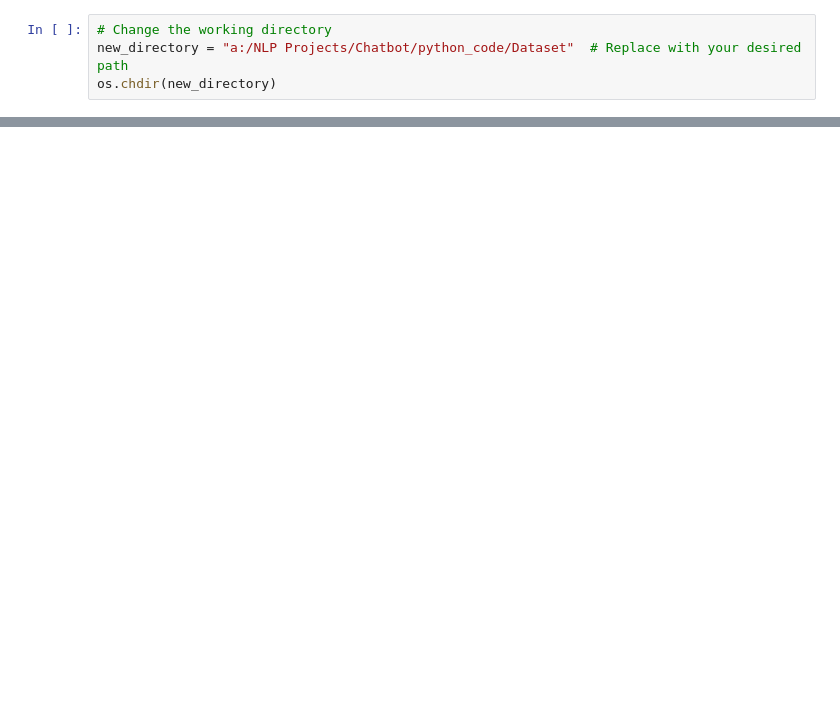
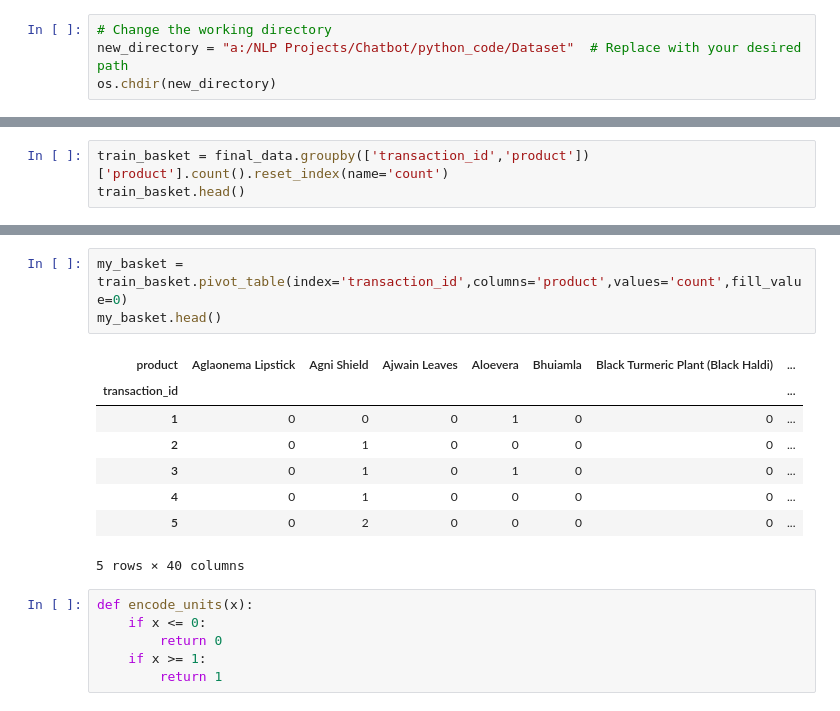
Before and after one commit to Singhpriyanshu2907/Chatbot, a Jupyter notebook: python_code/Experiments/Recomendation_Engine.ipynb, the cells around one changed output, grey strips where cells are left out. Cells and saved outputs as stored; diff of their text form; blank space fills up the shorter version.

```diff
--- a/python_code/Experiments/Recomendation_Engine.ipynb
+++ b/python_code/Experiments/Recomendation_Engine.ipynb
@@ -83,0 +142,3 @@ sales.head()
+# %%
+train_basket = final_data.groupby(['transaction_id','product'])['product'].count().reset_index(name='count')
+train_basket.head()
@@ -83,0 +152,18 @@ sales.head()
+# %%
+my_basket = train_basket.pivot_table(index='transaction_id',columns='product',values='count',fill_value=0)
+my_basket.head()
+# %% [output]
+| product | Aglaonema Lipstick | Agni Shield | Ajwain Leaves | Aloevera | Bhuiamla | Black Turmeric Plant (Black Haldi) | ... |
+| transaction_id |  |  |  |  |  |  | ... |
+| 1 | 0 | 0 | 0 | 1 | 0 | 0 | ... |
+| 2 | 0 | 1 | 0 | 0 | 0 | 0 | ... |
+| 3 | 0 | 1 | 0 | 1 | 0 | 0 | ... |
+| 4 | 0 | 1 | 0 | 0 | 0 | 0 | ... |
+| 5 | 0 | 2 | 0 | 0 | 0 | 0 | ... |
+5 rows × 40 columns
+# %%
+def encode_units(x):
+    if x <= 0:
+        return 0
+    if x >= 1:
+        return 1
```
Also changed, not shown: parts of 37 cells of this notebook, 13 other files.
